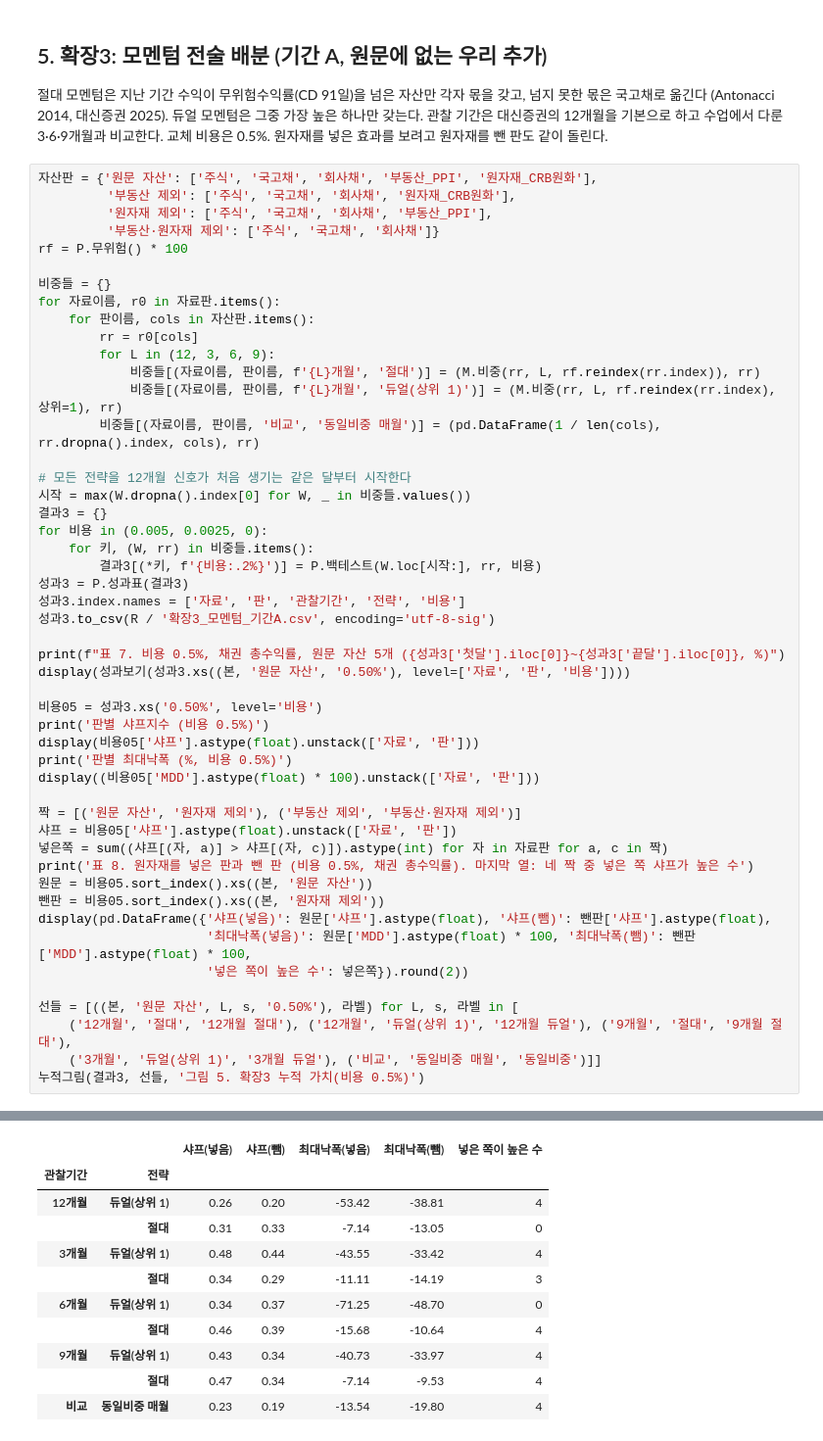
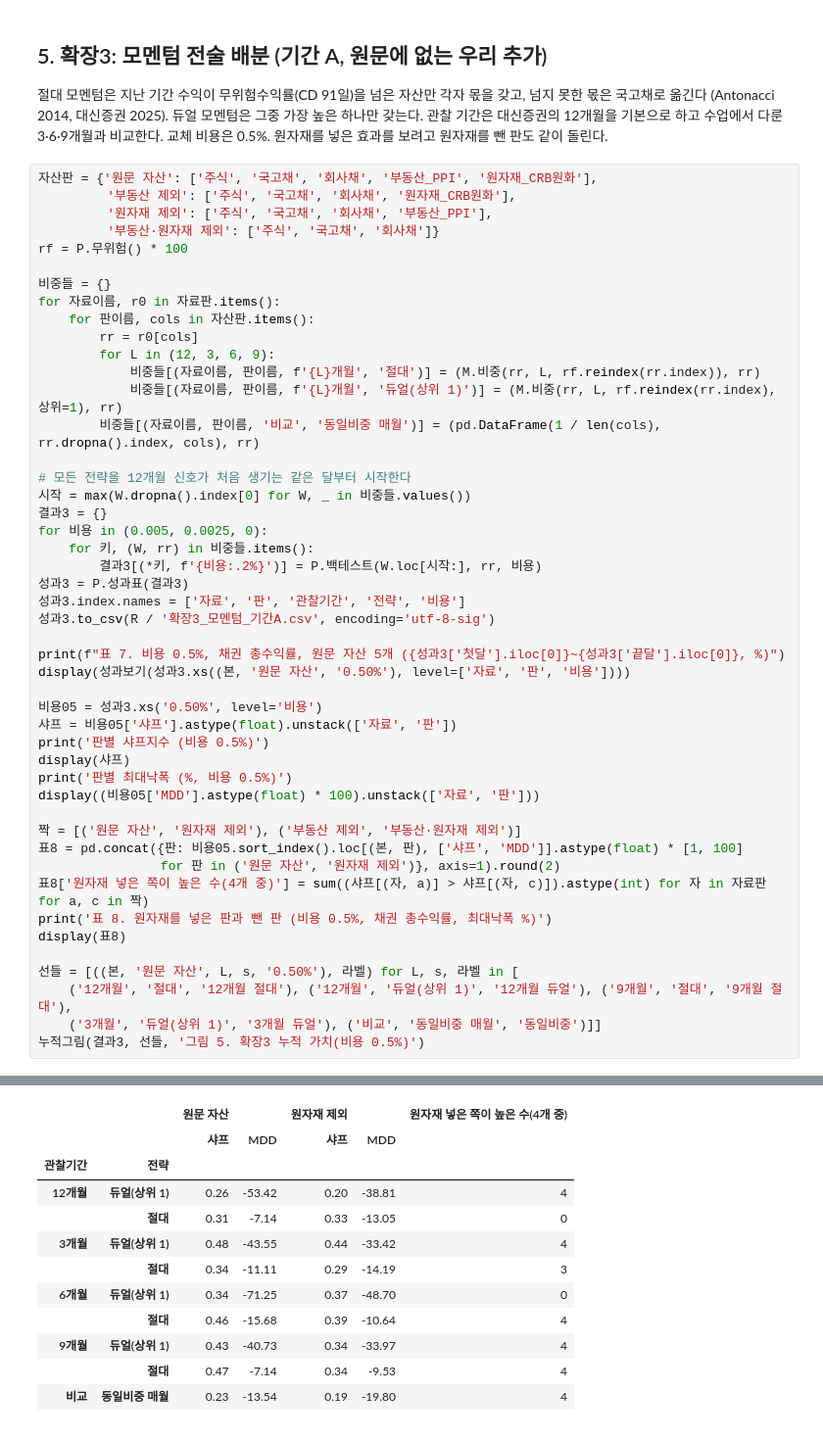
Before and after one commit to Rowoon-Lee5/assignment03-commodity-portfolio, a Jupyter notebook: Project_8조.ipynb, the cells around one changed output, grey strips where cells are left out. Shown at 98% size. Saved outputs shown, nothing was run; the diff lists cells and outputs as text.

Commit message:
Simplify table 8 cell
Co-Authored-By: Claude Opus 5.5 <noreply@anthropic.com>
Claude-Session: https://claude.ai/code/session_01WsbxXpvZUVAmnoUvvRfgUJ

```diff
--- a/Project_8조.ipynb
+++ b/Project_8조.ipynb
@@ -497,20 +497,18 @@ print(f"표 7. 비용 0.5%, 채권 총수익률, 원문 자산 5개 ({성과3['
 display(성과보기(성과3.xs((본, '원문 자산', '0.50%'), level=['자료', '판', '비용'])))
 
 비용05 = 성과3.xs('0.50%', level='비용')
+샤프 = 비용05['샤프'].astype(float).unstack(['자료', '판'])
 print('판별 샤프지수 (비용 0.5%)')
-display(비용05['샤프'].astype(float).unstack(['자료', '판']))
+display(샤프)
 print('판별 최대낙폭 (%, 비용 0.5%)')
 display((비용05['MDD'].astype(float) * 100).unstack(['자료', '판']))
 
 짝 = [('원문 자산', '원자재 제외'), ('부동산 제외', '부동산·원자재 제외')]
-샤프 = 비용05['샤프'].astype(float).unstack(['자료', '판'])
-넣은쪽 = sum((샤프[(자, a)] > 샤프[(자, c)]).astype(int) for 자 in 자료판 for a, c in 짝)
-print('표 8. 원자재를 넣은 판과 뺀 판 (비용 0.5%, 채권 총수익률). 마지막 열: 네 짝 중 넣은 쪽 샤프가 높은 수')
-원문 = 비용05.sort_index().xs((본, '원문 자산'))
-뺀판 = 비용05.sort_index().xs((본, '원자재 제외'))
-display(pd.DataFrame({'샤프(넣음)': 원문['샤프'].astype(float), '샤프(뺌)': 뺀판['샤프'].astype(float),
-                      '최대낙폭(넣음)': 원문['MDD'].astype(float) * 100, '최대낙폭(뺌)': 뺀판['MDD'].astype(float) * 100,
-                      '넣은 쪽이 높은 수': 넣은쪽}).round(2))
+표8 = pd.concat({판: 비용05.sort_index().loc[(본, 판), ['샤프', 'MDD']].astype(float) * [1, 100]
+                for 판 in ('원문 자산', '원자재 제외')}, axis=1).round(2)
+표8['원자재 넣은 쪽이 높은 수(4개 중)'] = sum((샤프[(자, a)] > 샤프[(자, c)]).astype(int) for 자 in 자료판 for a, c in 짝)
+print('표 8. 원자재를 넣은 판과 뺀 판 (비용 0.5%, 채권 총수익률, 최대낙폭 %)')
+display(표8)
 
 선들 = [((본, '원문 자산', L, s, '0.50%'), 라벨) for L, s, 라벨 in [
     ('12개월', '절대', '12개월 절대'), ('12개월', '듀얼(상위 1)', '12개월 듀얼'), ('9개월', '절대', '9개월 절대'),
@@ -559,12 +557,13 @@ display(pd.DataFrame({'샤프(넣음)': 원문['샤프'].astype(float), '샤프(
-|  |  | 샤프(넣음) | 샤프(뺌) | 최대낙폭(넣음) | 최대낙폭(뺌) | 넣은 쪽이 높은 수 |
+|  |  | 원문 자산 |  | 원자재 제외 |  | 원자재 넣은 쪽이 높은 수(4개 중) |
+|  |  | 샤프 | MDD | 샤프 | MDD |  |
 | 관찰기간 | 전략 |  |  |  |  |  |
-| 12개월 | 듀얼(상위 1) | 0.26 | 0.20 | -53.42 | -38.81 | 4 |
-|  | 절대 | 0.31 | 0.33 | -7.14 | -13.05 | 0 |
-| 3개월 | 듀얼(상위 1) | 0.48 | 0.44 | -43.55 | -33.42 | 4 |
-|  | 절대 | 0.34 | 0.29 | -11.11 | -14.19 | 3 |
-| 6개월 | 듀얼(상위 1) | 0.34 | 0.37 | -71.25 | -48.70 | 0 |
-|  | 절대 | 0.46 | 0.39 | -15.68 | -10.64 | 4 |
-| 9개월 | 듀얼(상위 1) | 0.43 | 0.34 | -40.73 | -33.97 | 4 |
-|  | 절대 | 0.47 | 0.34 | -7.14 | -9.53 | 4 |
-| 비교 | 동일비중 매월 | 0.23 | 0.19 | -13.54 | -19.80 | 4 |
+| 12개월 | 듀얼(상위 1) | 0.26 | -53.42 | 0.20 | -38.81 | 4 |
+|  | 절대 | 0.31 | -7.14 | 0.33 | -13.05 | 0 |
+| 3개월 | 듀얼(상위 1) | 0.48 | -43.55 | 0.44 | -33.42 | 4 |
+|  | 절대 | 0.34 | -11.11 | 0.29 | -14.19 | 3 |
+| 6개월 | 듀얼(상위 1) | 0.34 | -71.25 | 0.37 | -48.70 | 0 |
+|  | 절대 | 0.46 | -15.68 | 0.39 | -10.64 | 4 |
+| 9개월 | 듀얼(상위 1) | 0.43 | -40.73 | 0.34 | -33.97 | 4 |
+|  | 절대 | 0.47 | -7.14 | 0.34 | -9.53 | 4 |
+| 비교 | 동일비중 매월 | 0.23 | -13.54 | 0.19 | -19.80 | 4 |
 [figure]
```
Also changed, not shown: parts of 1 cell of this notebook.
